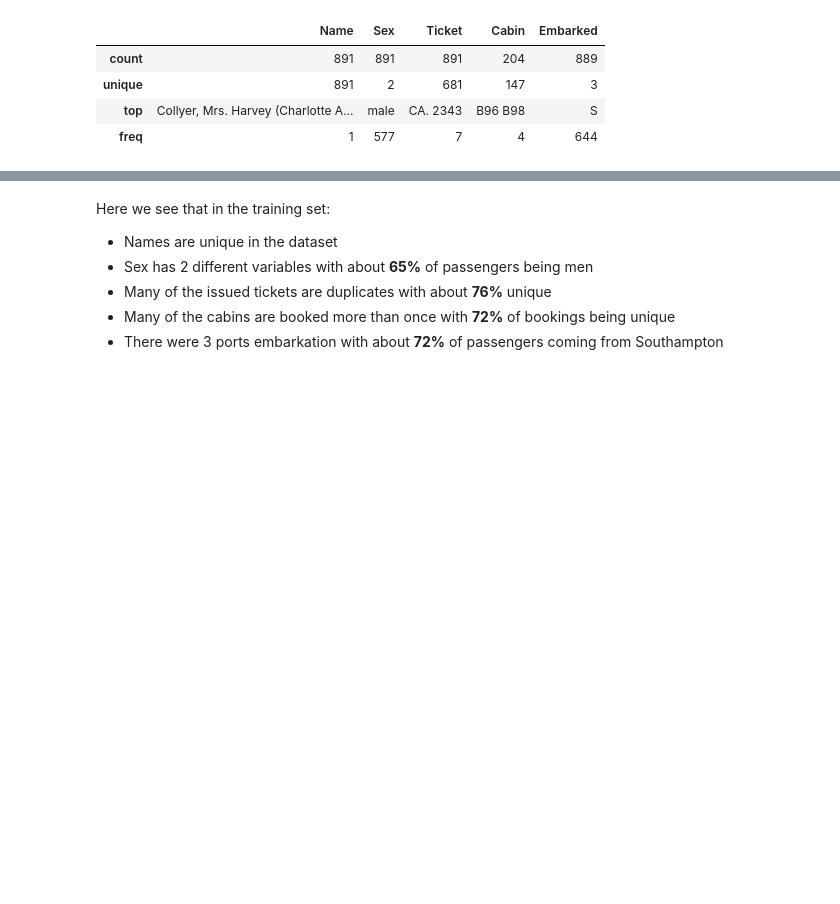
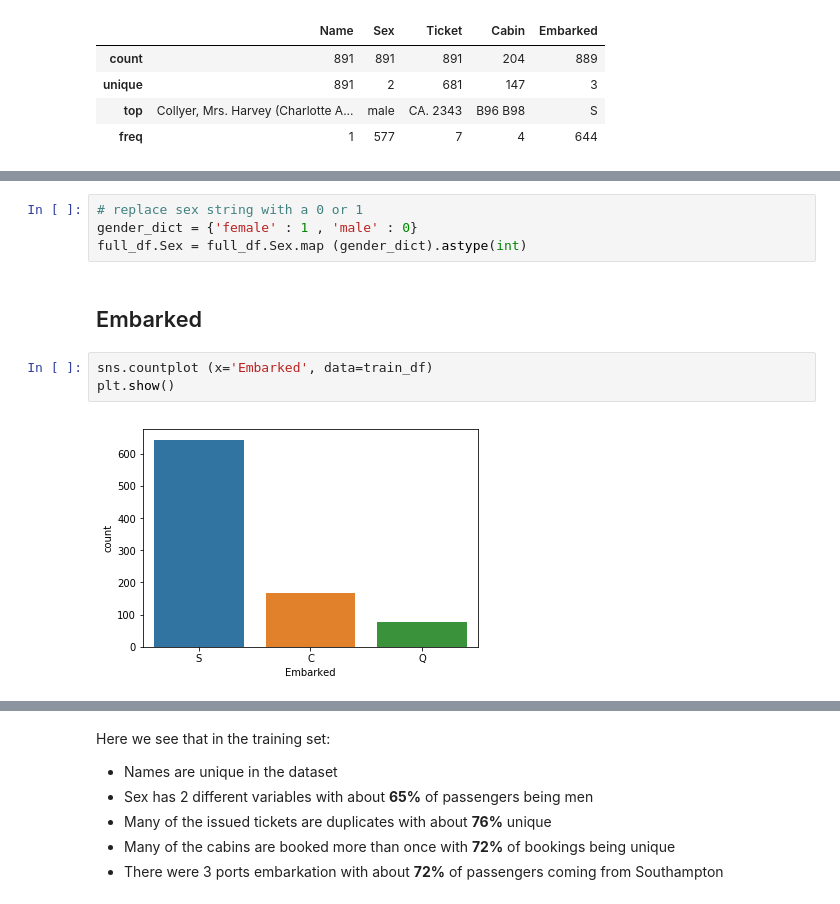
Before and after one commit to nuclth/Kaggle_Titanic, a Jupyter notebook: Survival.ipynb, the cells around one changed output, grey strips where cells are left out. Saved outputs shown, nothing was run; the diff lists cells and outputs as text; blank space fills up the shorter version.

```diff
--- a/Survival.ipynb
+++ b/Survival.ipynb
@@ -246,0 +257,11 @@ train.describe(include = [np.object])
+# %%
+# replace sex string with a 0 or 1
+gender_dict = {'female' : 1 , 'male' : 0}
+full_df.Sex = full_df.Sex.map (gender_dict).astype(int)
+# %% [markdown]
+## Embarked
+# %%
+sns.countplot (x='Embarked', data=train_df)
+plt.show()
+# %% [output]
+[figure, added]
```
Also changed, not shown: parts of 69 cells of this notebook.
